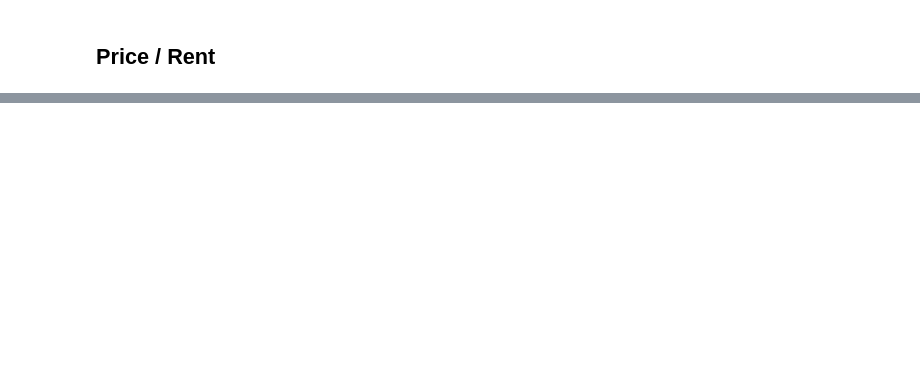
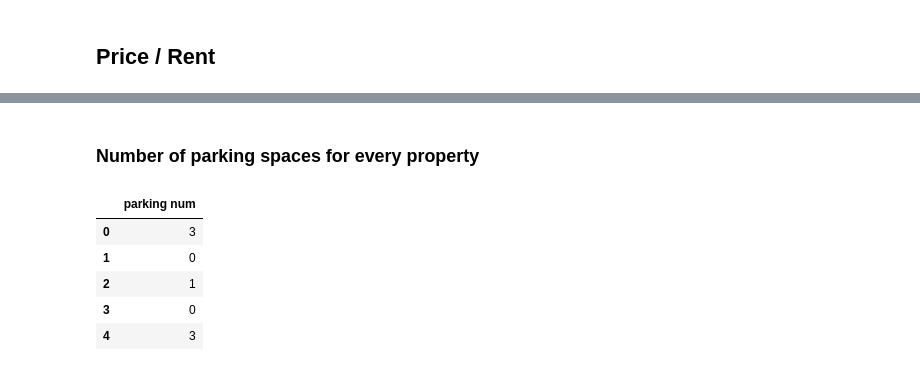
Before and after one commit to luowx0905/Individual-Project, a Jupyter notebook: sell property/read_dataset/read_property_data.ipynb, the cells around one changed output, grey strips where cells are left out. Saved outputs shown, nothing was run; the diff lists cells and outputs as text; code cells hidden in the pictures; blank space fills up the shorter version.

```diff
--- a/sell property/read_dataset/read_property_data.ipynb
+++ b/sell property/read_dataset/read_property_data.ipynb
@@ -147,0 +183,4 @@ Offers In Excess Of
+# %%
+parkings = parkings.fillna("None")
+types, counts = np.unique(parkings.to_numpy().flatten(), return_counts=True)
+list(zip(types, counts))
@@ -147,0 +201,22 @@ Offers In Excess Of
+# %%
+def get_parking_spaces_for_property(first: str, second: str, third: str):
+    parking_types = {"Allocated": 0, "Off Street": 0, "Residents": 0, "On Street": 0, "Driveway": 0, "Garage": 0,
+                     "Permit": 0, "Private": 0, "Gated": 0, "Covered": 0, "Communal": 0, "Rear": 0}
+
+    if first in parking_types.keys():
+        parking_types[first] += 1
+    if second in parking_types.keys():
+        parking_types[second] += 1
+    if third in parking_types.keys():
+        parking_types[third] += 1
+
+    return parking_types
+# %%
+parking_types = {key: [] for key in types if key != "None"}
+for i in range(len(parkings)):
+    first = parkings.iloc[i, 0]
+    second = parkings.iloc[i, 1]
+    third = parkings.iloc[i, 2]
+    types = get_parking_spaces_for_property(first, second, third)
+
+    list(map(lambda value, d: parking_types[d].append(types[value]), types.keys(), types.keys()))
@@ -147,0 +239,13 @@ Offers In Excess Of
+# %% [markdown]
+### Number of parking spaces for every property
+# %%
+parking_num = [parkings.iloc[i].count() for i in range(len(parkings))]
+parking_num = pd.DataFrame({"parking num": parking_num})
+parking_num.head()
+# %% [output]
+|  | parking num |
+| 0 | 3 |
+| 1 | 0 |
+| 2 | 1 |
+| 3 | 0 |
+| 4 | 3 |
```
Also changed, not shown: parts of 18 cells of this notebook, 3 other files.
